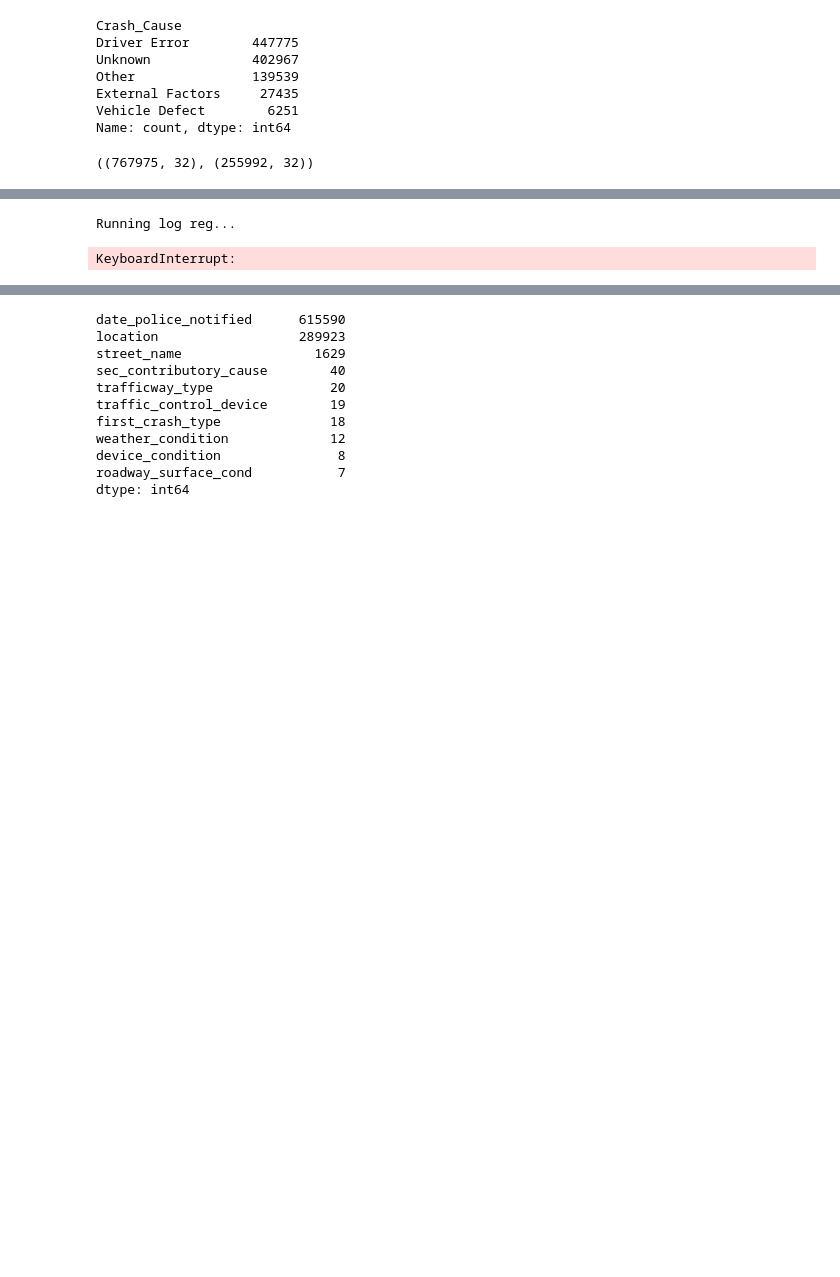
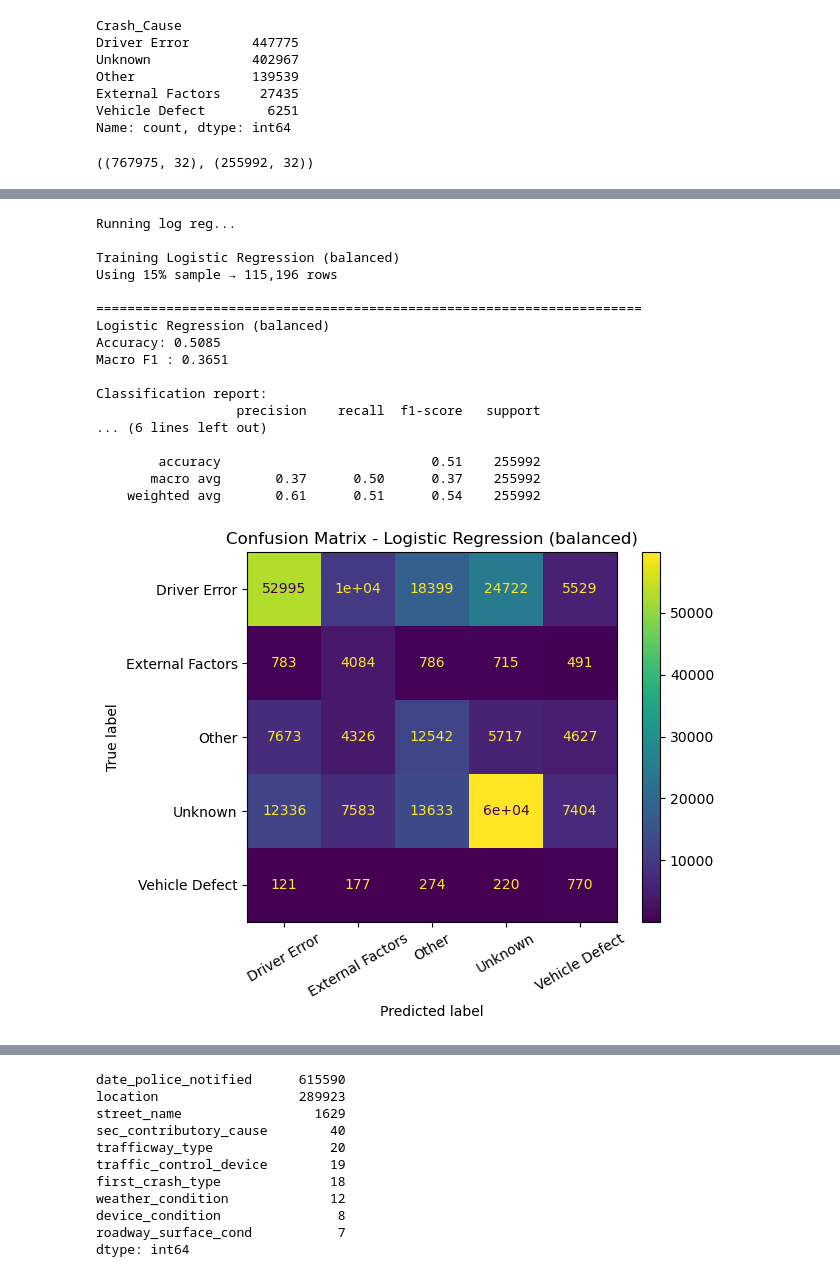
Before and after one commit to hellenmureithi/Phase_4_project, a Jupyter notebook: Notebooks/fiona.ipynb, the cells around one changed output, grey strips where cells are left out. Saved outputs shown, nothing was run; the diff lists cells and outputs as text; code cells hidden in the pictures; blank space fills up the shorter version.

```diff
--- a/Notebooks/fiona.ipynb
+++ b/Notebooks/fiona.ipynb
@@ -277,14 +361,30 @@ from sklearn.linear_model import LogisticRegression
 logreg_pipe = Pipeline(steps=[
     ("preprocess", preprocessor),
     ("model", LogisticRegression(
-        max_iter=2000,
+        max_iter=400,
         class_weight='balanced',
-        random_state=42 ))
+        solver='saga',
+        random_state=42,
+        n_jobs =-1,
+        tol=0.01 ))
 ])
 # %%
 
 def evaluate(name, pipe):
-    pipe.fit(X_train, y_train)
+    print(f"Training {name}")
+
+
+    use_sample = True
+    if use_sample:
+        sample_frac = 0.15
+        sample_idx = X_train.sample(frac=sample_frac, random_state=42).index
+        X_tr = X_train.loc[sample_idx]
+        y_tr = y_train.loc[sample_idx]
+        print(f"Using {sample_frac*100:.0f}% sample → {len(X_tr):,} rows")
+    else:
+        X_tr, y_tr = X_train, y_train
+
+    pipe.fit(X_tr, y_tr)
     preds = pipe.predict(X_test)
 
     acc = accuracy_score(y_test, preds)
@@ -306,15 +406,26 @@ def evaluate(name, pipe):
 # %%
 results = []
 
 print("Running log reg...\n")
 
 logreg_res = evaluate("Logistic Regression (balanced)", logreg_pipe)
-#results.append(evaluate("Decision Tree (max_depth=5)", tree_pipe))
-# results.append(evaluate("Random Forest (50 trees, balanced)", rf_pipe))
-
-
-results_df = pd.DataFrame(results).sort_values("Macro_F1", ascending=False)
-results_df
+results.append(logreg_res)
 # %% [output]
 Running log reg...
+
+Training Logistic Regression (balanced)
+Using 15% sample → 115,196 rows
+
+======================================================================
+Logistic Regression (balanced)
+Accuracy: 0.5085
+Macro F1 : 0.3651
+
+Classification report:
+                  precision    recall  f1-score   support
+... (6 lines left out)
+
+        accuracy                           0.51    255992
+       macro avg       0.37      0.50      0.37    255992
+    weighted avg       0.61      0.51      0.54    255992
-KeyboardInterrupt:
+[figure, added]
```
Also changed, not shown: parts of 9 cells of this notebook.
